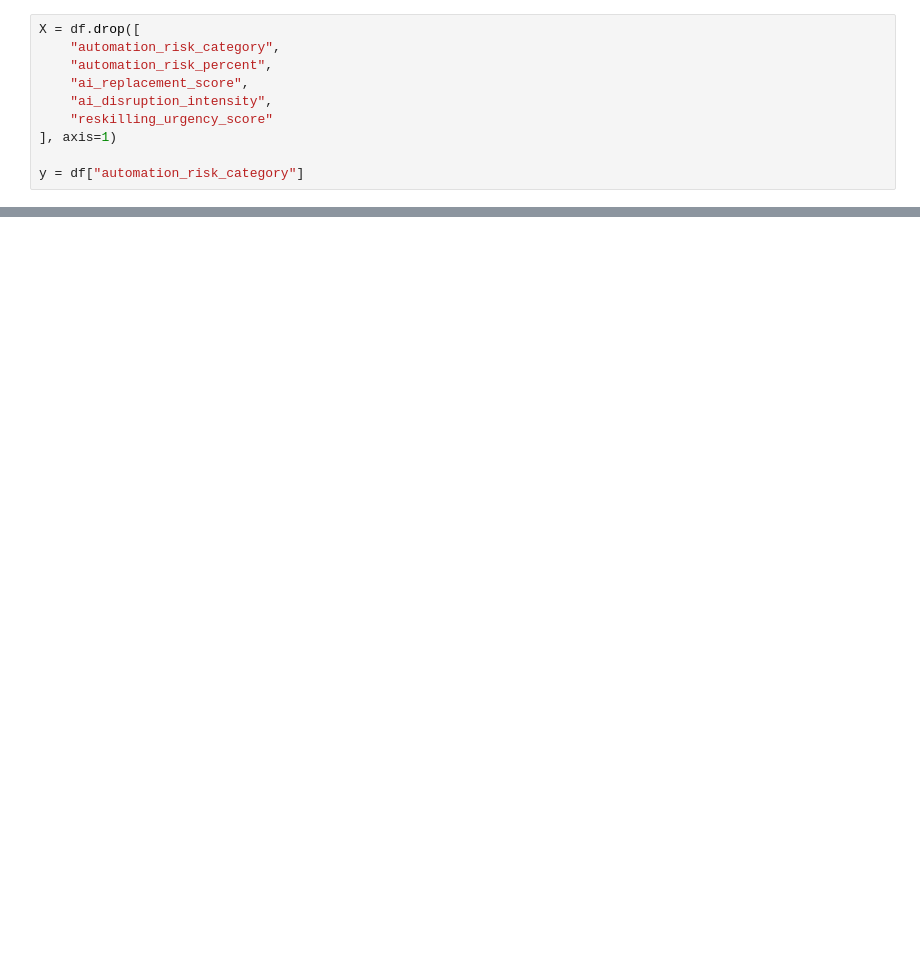
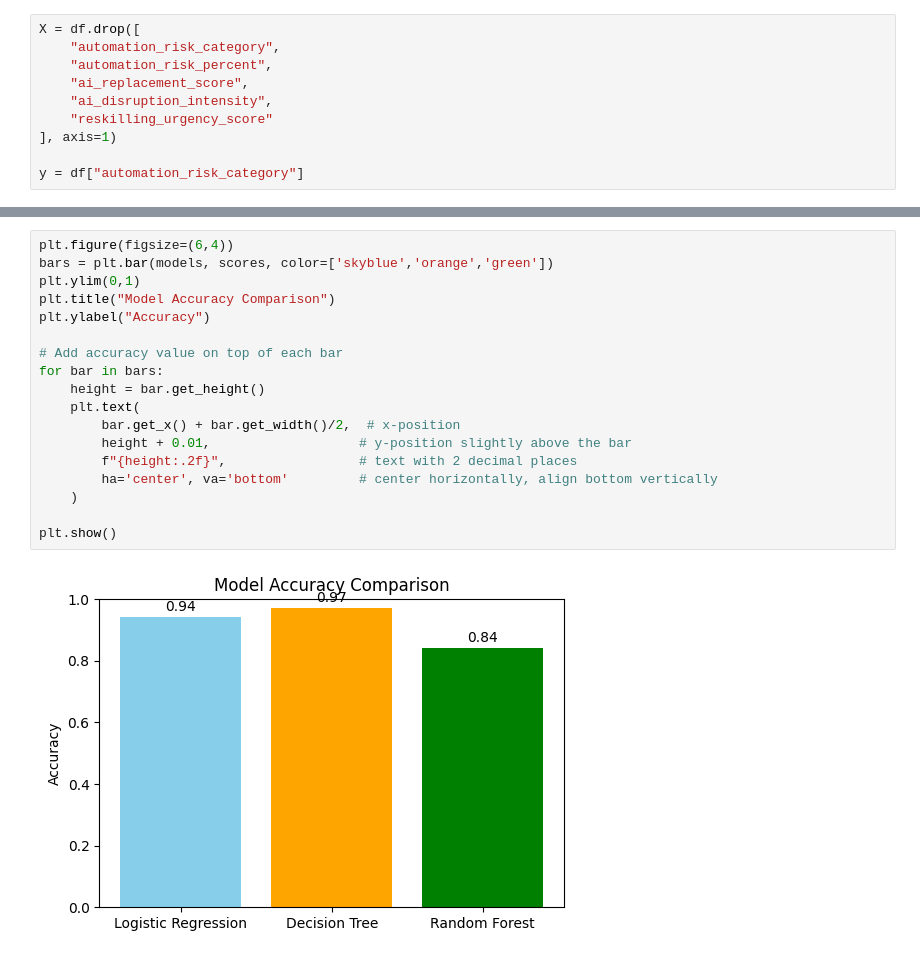
Before and after one commit to pleapthe/freerider_cs451_final, a Jupyter notebook: 4. Models Selection, Training and Evaluation.ipynb, the cells around one changed output, grey strips where cells are left out. Drawn from its saved outputs; the diff is of its cells as text; blank space fills up the shorter version.

```diff
--- a/4. Models Selection, Training and Evaluation.ipynb
+++ b/4. Models Selection, Training and Evaluation.ipynb
@@ -122,2 +166,22 @@ print(comparison)
+# %%
+plt.figure(figsize=(6,4))
+bars = plt.bar(models, scores, color=['skyblue','orange','green'])
+plt.ylim(0,1)
+plt.title("Model Accuracy Comparison")
+plt.ylabel("Accuracy")
+
+# Add accuracy value on top of each bar
+for bar in bars:
+    height = bar.get_height()
+    plt.text(
+        bar.get_x() + bar.get_width()/2,  # x-position
+        height + 0.01,                   # y-position slightly above the bar
+        f"{height:.2f}",                 # text with 2 decimal places
+        ha='center', va='bottom'         # center horizontally, align bottom vertically
+    )
+
+plt.show()
+# %% [output]
+[figure, added]
 # %%
 importance = rf.feature_importances_
```
Also changed, not shown: parts of 18 cells of this notebook, 6 other files.
